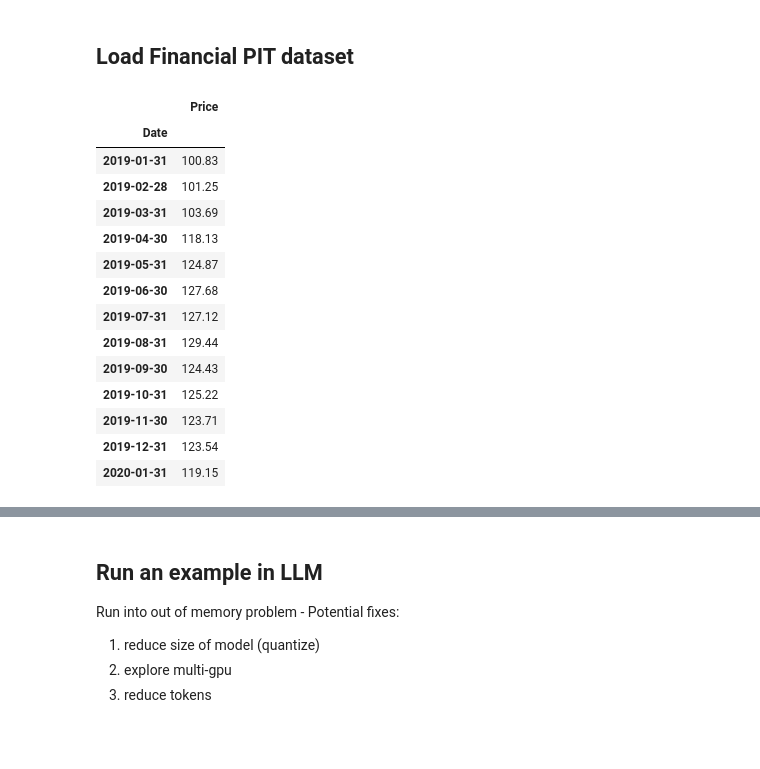
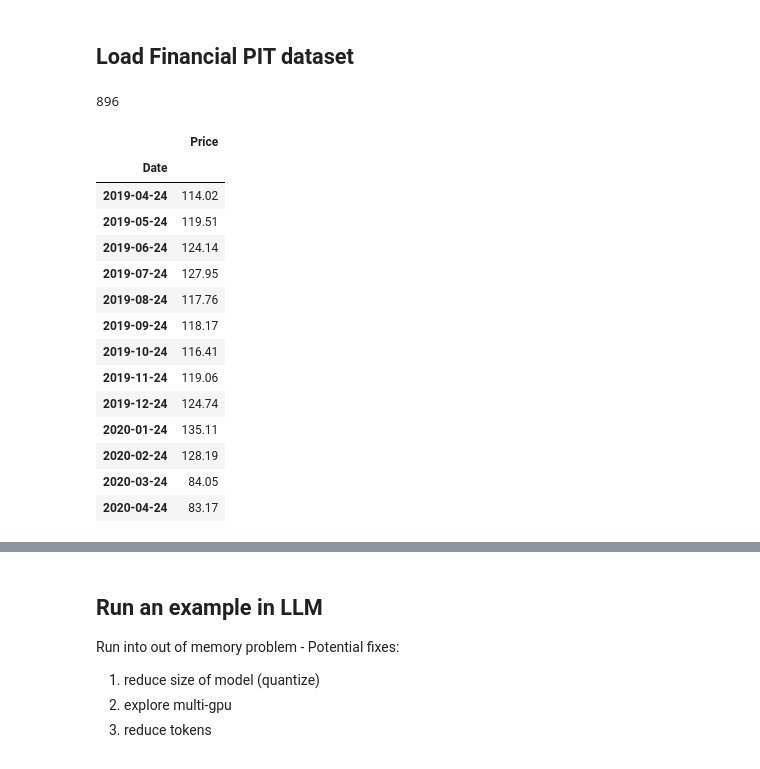
Before and after one commit to bmc-eng/LLMFinancialAnalyst, a Jupyter notebook: 03 - Backtest.ipynb, the cells around one changed output, grey strips where cells are left out. Cells and saved outputs as stored; diff of their text form; code cells hidden in the pictures.

Commit message:
added code for backtest first run

```diff
--- a/03 - Backtest.ipynb
+++ b/03 - Backtest.ipynb
@@ -107,29 +107,34 @@ Device set to use cuda:0
 ## Load Financial PIT dataset
 # %%
 ## Load from S3 using the helper file
-sec_helper = company_data.SecurityData('tmp/fs','data_quarterly_pit.json')
+filename = 'data_quarterly_pit_indu.json'
+sec_helper = company_data.SecurityData('tmp/fs',filename)
 all_data = sec_helper.get_all_data()
 # %%
 # USE WHILE DEVELOPING to
 importlib.reload(company_data)
-sec_helper = company_data.SecurityData('tmp/fs','data_quarterly_pit.json', all_data)
+sec_helper = company_data.SecurityData('tmp/fs',filename, all_data)
+# %%
+sec_helper.total_securities_in_backtest()
+# %% [output]
+896
 # %%
-sec_helper.get_security_statement('2020-01-31','AON UN Equity','px')
+sec_helper.get_security_statement('2020-04-24','AXP UN Equity','px') #AXP UN Equity2020-04-24
 # %% [output]
 |  | Price |
 | Date |  |
-| 2019-01-31 | 100.83 |
-| 2019-02-28 | 101.25 |
-| 2019-03-31 | 103.69 |
-| 2019-04-30 | 118.13 |
-| 2019-05-31 | 124.87 |
-| 2019-06-30 | 127.68 |
-| 2019-07-31 | 127.12 |
-| 2019-08-31 | 129.44 |
-| 2019-09-30 | 124.43 |
-| 2019-10-31 | 125.22 |
-| 2019-11-30 | 123.71 |
-| 2019-12-31 | 123.54 |
-| 2020-01-31 | 119.15 |
+| 2019-04-24 | 114.02 |
+| 2019-05-24 | 119.51 |
+| 2019-06-24 | 124.14 |
+| 2019-07-24 | 127.95 |
+| 2019-08-24 | 117.76 |
+| 2019-09-24 | 118.17 |
+| 2019-10-24 | 116.41 |
+| 2019-11-24 | 119.06 |
+| 2019-12-24 | 124.74 |
+| 2020-01-24 | 135.11 |
+| 2020-02-24 | 128.19 |
+| 2020-03-24 | 84.05 |
+| 2020-04-24 | 83.17 |
 # %%
 system_prompt = "You are a financial analyst and must make a buy, sell or hold decision on a company based only on the provided datasets. \
```
Also changed, not shown: parts of 22 cells of this notebook, 3 other files.
